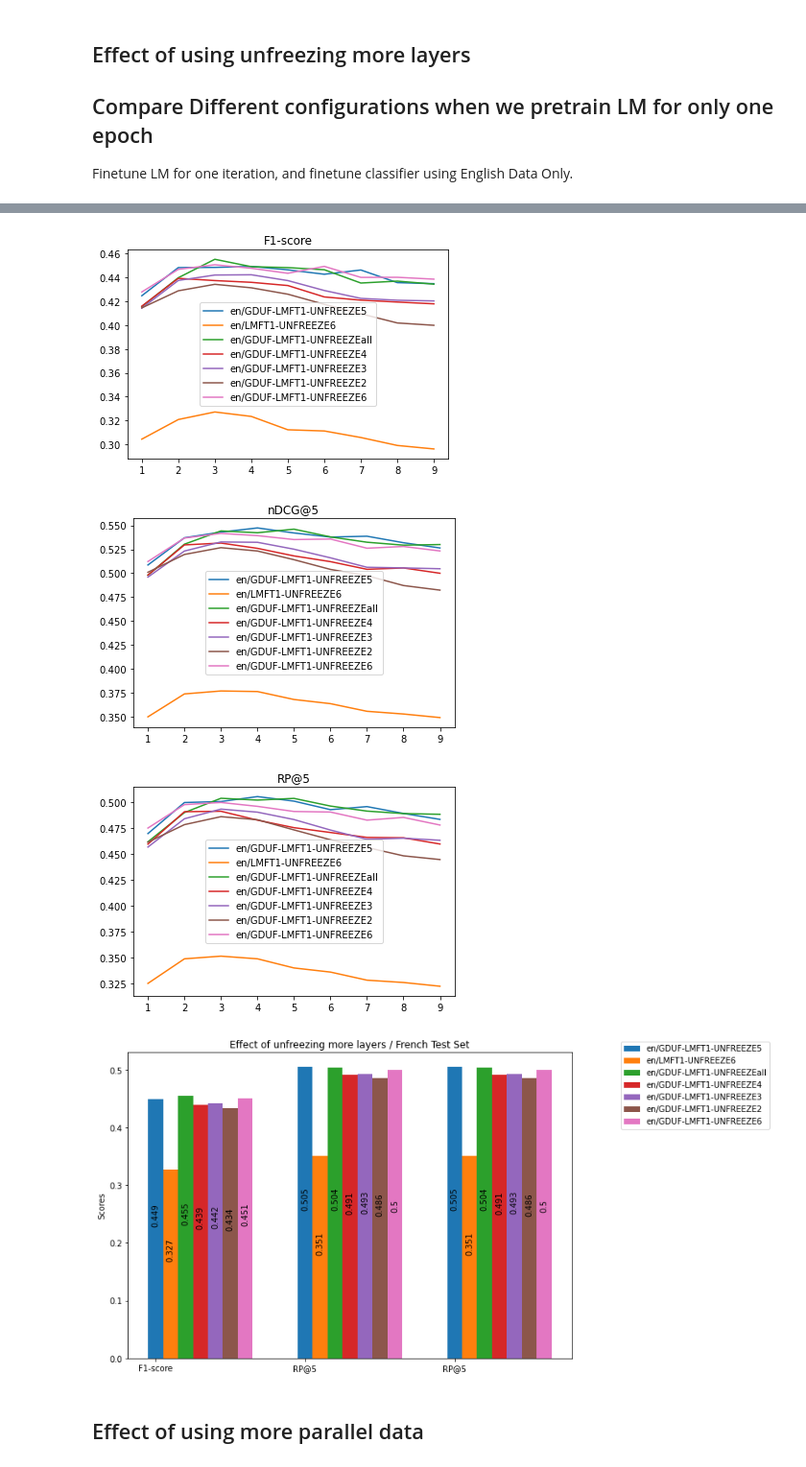
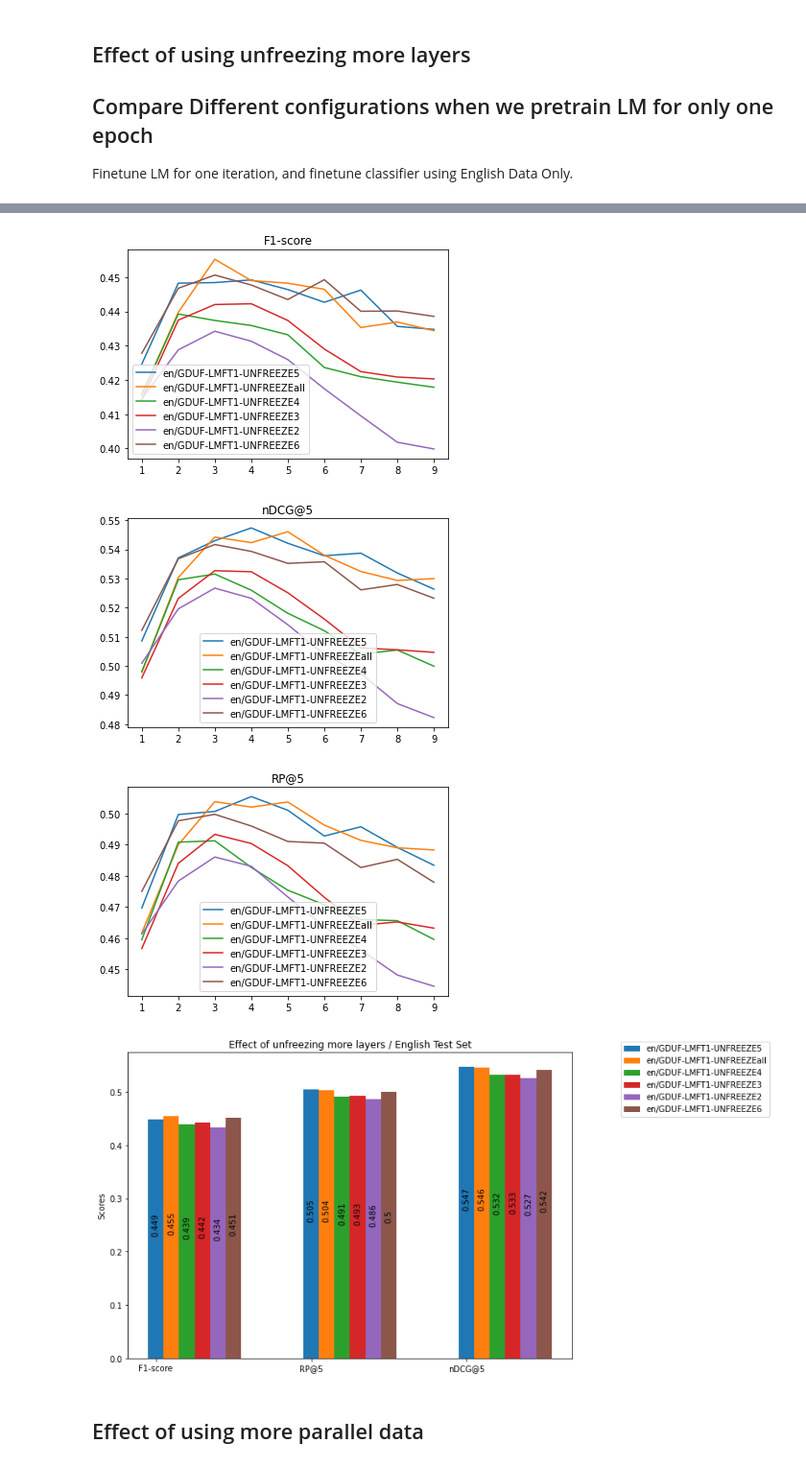
Before and after one commit to zeinsh/Legal-Docs-Large-MLTC, a Jupyter notebook: training/Transformers/analyze-results/results-fr.ipynb, the cells around one changed output, grey strips where cells are left out. Shown at 96% size. Cells and saved outputs as stored; diff of their text form; code cells hidden in the pictures.

Commit message:
update results

```diff
--- a/training/Transformers/analyze-results/results-fr.ipynb
+++ b/training/Transformers/analyze-results/results-fr.ipynb
@@ -67,7 +65,7 @@ RESULTS_FILENAME = 'results.csv'
 COMPARISON_FIGURE_OUTPUT_NAME = "comparison.png"
 
 # update results
-CHOSEN_METRIC_LABELS = ['F1-score', 'RP@1', 'RP@3', 'RP@5', 'RP@10', 'RP@1', 'RP@3', 'RP@5', 'RP@10']
+CHOSEN_METRIC_LABELS = ['F1-score', 'RP@1', 'RP@3', 'RP@5', 'RP@10', 'nDCG@1', 'nDCG@3', 'nDCG@5', 'nDCG@10']
 RESULTS_OUTPUT_METRICS_COL_NAMES = [F1_SCORE_LABEL] \
                                    + [PRAT_LABEL + str(k + 1) for k in range(MAX_K)] \
                                    + [NDCGAT_LABEL + str(k + 1) for k in range(MAX_K)]
@@ -183,7 +180,7 @@ def listExperiments(lang, labelsCollection, needdisplay=True):
         display(pd.DataFrame(allExperiments))
     return allExperiments
 
-def selectCollectionFromExperiments(lang, labelsCollection, LMFT_cycles, unfrozen_layers, classifier_FT_lang):
+def selectCollectionFromExperiments(lang, labelsCollection, LMFT_cycles, unfrozen_layers, classifier_FT_lang, GDUF):
 
     allExperiments=listExperiments(lang,labelsCollection, False)
 
@@ -195,6 +192,8 @@ def selectCollectionFromExperiments(lang, labelsCollection, LMFT_cycles, unfroze
         if unfrozen_layers is not None and experiment["unfrozen_layers"] not in unfrozen_layers:
             continue
         if classifier_FT_lang is not None and experiment["classifier_FT_lang"] not in classifier_FT_lang:
+            continue
+        if GDUF is not None and experiment["GDUF"] not in GDUF:
             continue
         selectedExperiments.append(experiment)
     display(pd.DataFrame(selectedExperiments))
@@ -235,0 +237,13 @@ allExperiments=listExperiments(LANGUAGE,labelsCollection)
+# %%
+LMFT_cycles = ["1"]
+unfrozen_layers = ["6"]
+classifier_FT_lang = ["en"]
+GDUF=None
+
+selectedExperiments = selectCollectionFromExperiments(
+    LANGUAGE, labelsCollection, LMFT_cycles, unfrozen_layers, classifier_FT_lang, GDUF)
+
+# update results
+for selectedMetric in selectedMetrics:
+    plotSelectedMetrics(selectedExperiments, LANGUAGE, labelsCollection, selectedMetric)
+plotBarsExperiment(selectedExperiments , "Effect of Gradual Unfreezing "+ TEST_SET_NAME)
@@ -241,8 +263,10 @@ Classifier FT using English only
 LMFT_cycles = ["1","0", "5","10"]
 unfrozen_layers = ["6"]
 classifier_FT_lang = ["en"]
+GDUF=['True']
 
-selectedExperiments = selectCollectionFromExperiments(LANGUAGE, labelsCollection, LMFT_cycles, unfrozen_layers, classifier_FT_lang)
+selectedExperiments = selectCollectionFromExperiments(
+    LANGUAGE, labelsCollection, LMFT_cycles, unfrozen_layers, classifier_FT_lang, GDUF)
 
 # update results
 for selectedMetric in selectedMetrics:
@@ -274,9 +292,9 @@ Finetune LM for one iteration, and finetune classifier using English Data Only.
 LMFT_cycles = ["1"]
 unfrozen_layers = None
 classifier_FT_lang = ["en"]
+GDUF=['True']
 
-
-selectedExperiments = selectCollectionFromExperiments(LANGUAGE, labelsCollection, LMFT_cycles, unfrozen_layers, classifier_FT_lang)
+selectedExperiments = selectCollectionFromExperiments(LANGUAGE, labelsCollection, LMFT_cycles, unfrozen_layers, classifier_FT_lang, GDUF)
 
 # update results
 for selectedMetric in selectedMetrics:
@@ -301,7 +311,7 @@ plotBarsExperiment(selectedExperiments, "Effect of unfreezing more layers / "+ T
-[figure, old version]
+[figure, new version]
-[figure, old version]
+[figure, new version]
-[figure, old version]
+[figure, new version]
-[figure, old version]
+[figure, new version]
 # %% [markdown]
 ## Effect of using more parallel data
 # %%
```
Also changed, not shown: parts of 10 cells of this notebook, 2 other files.
